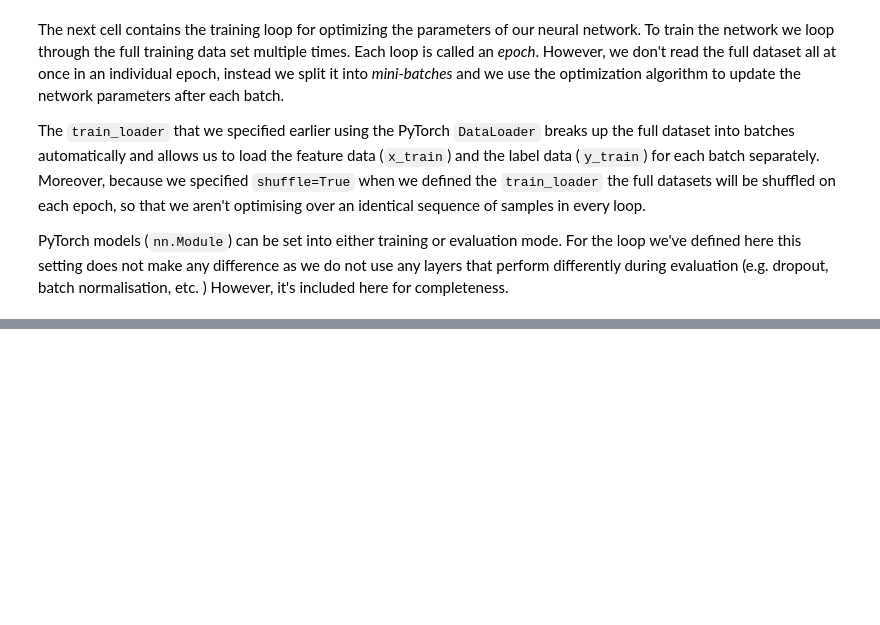
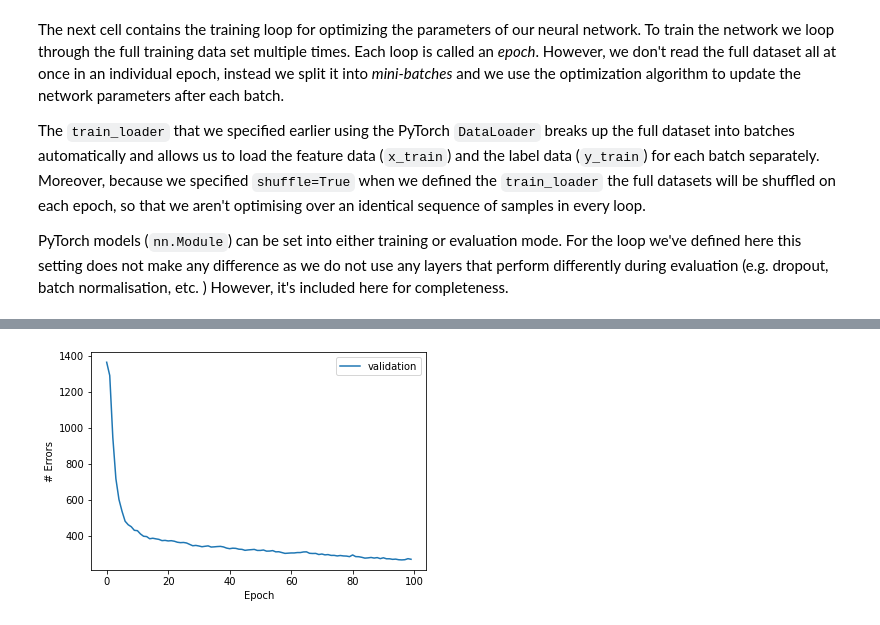
Before and after one commit to as595/GPU_tutorial, a Jupyter notebook: HTRU2_MLP.ipynb, the cells around one changed output, grey strips where cells are left out. Drawn from its saved outputs; the diff is of its cells as text; code cells hidden in the pictures; blank space fills up the shorter version.

```diff
--- a/HTRU2_MLP.ipynb
+++ b/HTRU2_MLP.ipynb
@@ -192,0 +180,10 @@ pl.show()
+# %%
+err = len(valid_data)*(1.-np.array(epoch_validaccs))
+pl.subplot(111)
+pl.plot(err, label="validation")
+pl.xlabel("Epoch")
+pl.ylabel("# Errors")
+pl.legend()
+pl.show()
+# %% [output]
+[figure, added]
```
Also changed, not shown: parts of 13 cells of this notebook.
